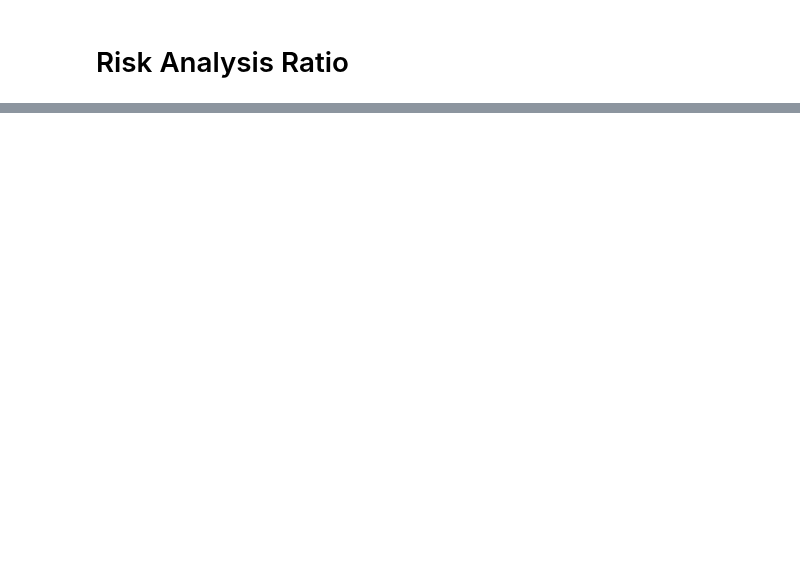
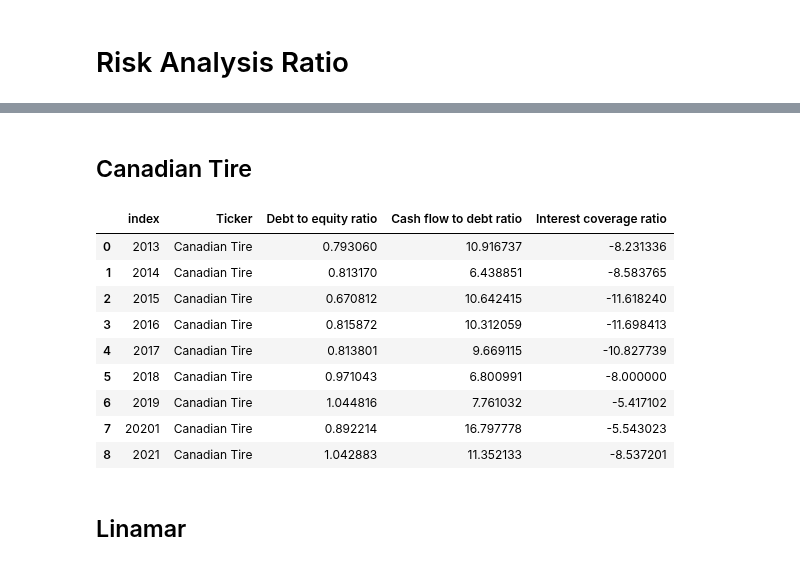
Before and after one commit to jash1112/project-financial_analysis, a Jupyter notebook: the_project_Aayush.ipynb, the cells around one changed output, grey strips where cells are left out. Drawn from its saved outputs; the diff is of its cells as text; code cells hidden in the pictures; blank space fills up the shorter version.

```diff
--- a/the_project_Aayush.ipynb
+++ b/the_project_Aayush.ipynb
@@ -441,0 +319,28 @@ equity_ratio_df2
+# %% [markdown]
+## Canadian Tire
+# %%
+#Debt to equity ratio = Total liabilities / Shareholder’s equity
+Canadian_tire_ratios_df["Debt to equity ratio"] = Canadian_tire_balance_sheet_df["Total Current Liabilities"] / Canadian_tire_balance_sheet_df["Total Equity"]
+
+#Cash flow to debt ratio: (Operating Cash Flow / Total Debt) * 100
+Canadian_tire_ratios_df["Cash flow to debt ratio"] = (Canadian_tire_cash_flow_statement_df["Cash from Operations"] / Canadian_tire_balance_sheet_df["Total Liabilities"])*100
+
+#Interest coverage ratio: Operating income / Interest expenses
+Canadian_tire_ratios_df["Interest coverage ratio"] = Canadian_tire_income_statement_df["Operating Income"] / Canadian_tire_income_statement_df["Net Interest Expenses"]
+# %%
+Canadian_tire_ratios_df["Ticker"] = "Canadian Tire"
+Canadian_tire_ratios_df = Canadian_tire_ratios_df.drop(Canadian_tire_ratios_df.index[9]).reset_index(drop=False)
+Canadian_tire_ratios_df
+# %% [output]
+|  | index | Ticker | Debt to equity ratio | Cash flow to debt ratio | Interest coverage ratio |
+| 0 | 2013 | Canadian Tire | 0.793060 | 10.916737 | -8.231336 |
+| 1 | 2014 | Canadian Tire | 0.813170 | 6.438851 | -8.583765 |
+| 2 | 2015 | Canadian Tire | 0.670812 | 10.642415 | -11.618240 |
+| 3 | 2016 | Canadian Tire | 0.815872 | 10.312059 | -11.698413 |
+| 4 | 2017 | Canadian Tire | 0.813801 | 9.669115 | -10.827739 |
+| 5 | 2018 | Canadian Tire | 0.971043 | 6.800991 | -8.000000 |
+| 6 | 2019 | Canadian Tire | 1.044816 | 7.761032 | -5.417102 |
+| 7 | 20201 | Canadian Tire | 0.892214 | 16.797778 | -5.543023 |
+| 8 | 2021 | Canadian Tire | 1.042883 | 11.352133 | -8.537201 |
+# %% [markdown]
+## Linamar
```
Also changed, not shown: parts of 31 cells of this notebook.
